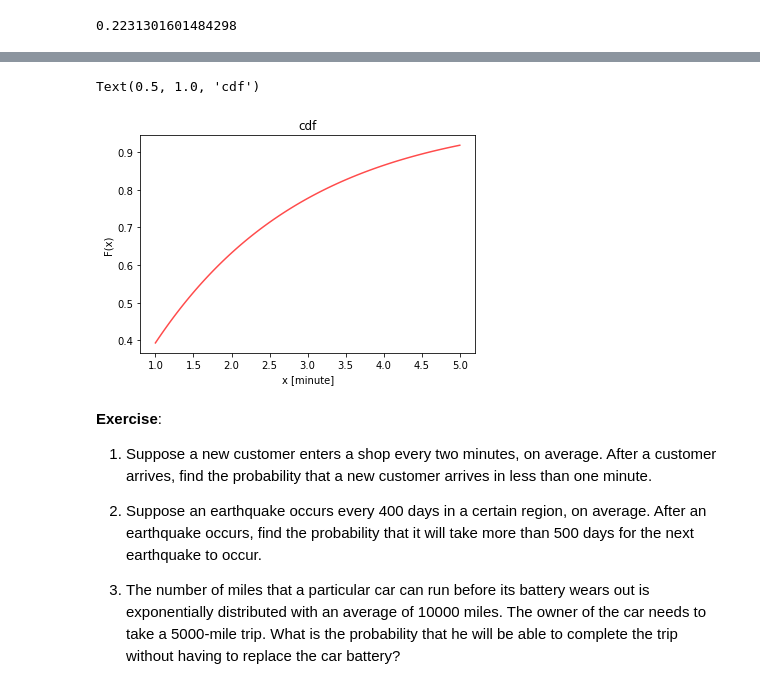
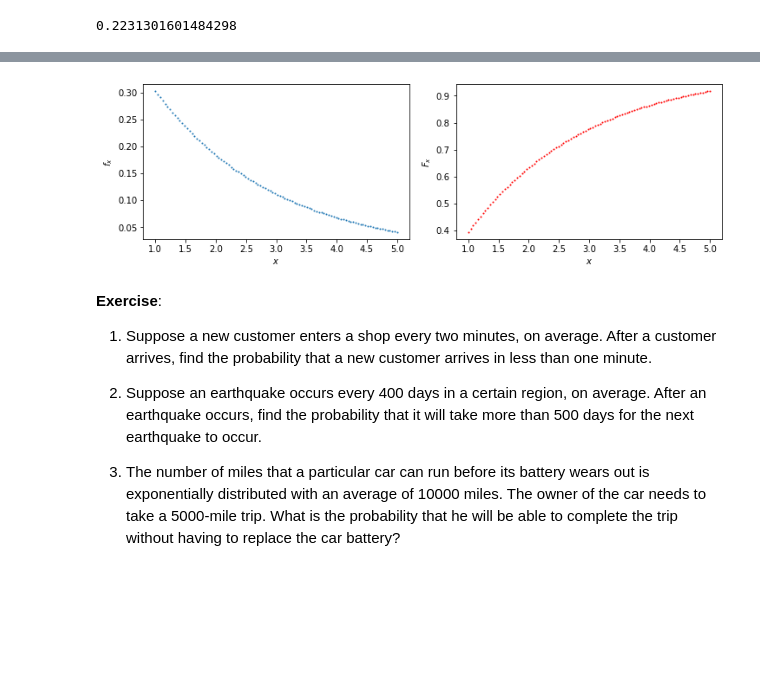
Before and after one commit to ridlo/statistics, a Jupyter notebook: Statistics_003_probability_distribution.ipynb, the cells around one changed output, grey strips where cells are left out. Drawn from its saved outputs; the diff is of its cells as text; code cells hidden in the pictures; blank space fills up the shorter version.

```diff
--- a/Statistics_003_probability_distribution.ipynb
+++ b/Statistics_003_probability_distribution.ipynb
@@ -954,12 +1027,18 @@ Text(0.5, 1.0, 'pdf')
-# %%
-plt.figure(figsize=(6, 4))
-plt.plot(x, Y, 'r-', alpha=0.7, label='expon pdf')
-plt.xlabel("x [minute]")
-plt.ylabel("F(x)")
-plt.title("cdf")
-# %% [output]
-Text(0.5, 1.0, 'cdf')
-[figure, removed]
+# %%
+gambar = plt.figure(figsize=(10,3), constrained_layout=True)
+gsarr = gambar.add_gridspec(1, 2)
+
+plotpdf = gambar.add_subplot(gsarr[0, 0])
+plotpdf.scatter(x, y, s=1) # size, color
+plotpdf.set_xlabel(r"$x$")
+plotpdf.set_ylabel(r"$f_x$")
+
+plotcdf = gambar.add_subplot(gsarr[0, 1])
+plotcdf.scatter(x, Y, s=1, c="red") # size, color
+plotcdf.set_xlabel(r"$x$")
+plotcdf.set_ylabel(r"$F_x$");
+# %% [output]
+[figure, added]
 # %% [markdown]
 **Exercise**:
 
```
Also changed, not shown: parts of 31 cells of this notebook.
